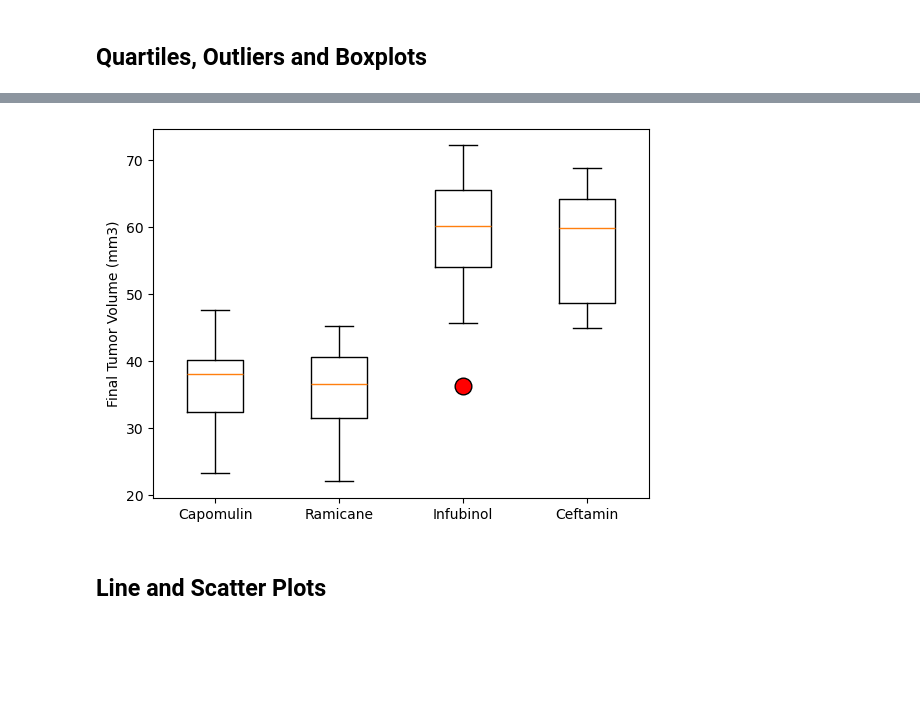
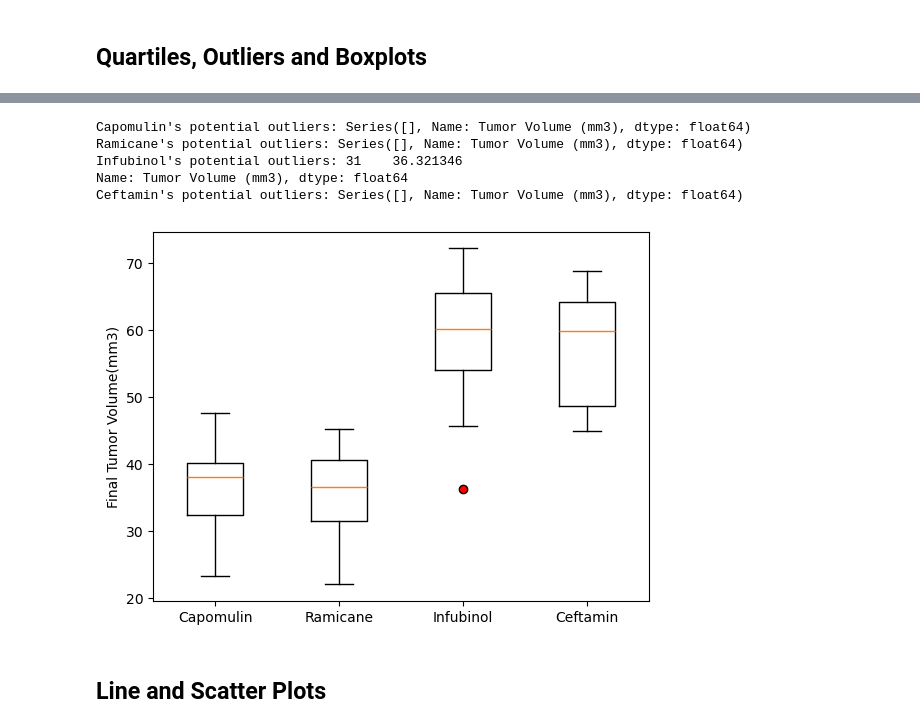
Before and after one commit to Asres-Dagnew/matplotlib-challenge, a Jupyter notebook: Pymaceuticals/pymaceuticals.ipynb, the cells around one changed output, grey strips where cells are left out. Saved outputs shown, nothing was run; the diff lists cells and outputs as text; code cells hidden in the pictures; blank space fills up the shorter version.

```diff
--- a/Pymaceuticals/pymaceuticals.ipynb
+++ b/Pymaceuticals/pymaceuticals.ipynb
@@ -176,8 +176,12 @@ plt.show()
 # %%
 # Calculate the final tumor volume of each mouse across four of the treatment regimens:
 # Capomulin, Ramicane, Infubinol, and Ceftamin
-
 # Start by getting the last (greatest) timepoint for each mouse
 
+greatest_tp = cleaned_data.groupby(['Mouse ID', 'Drug Regimen'])['Timepoint'].max().reset_index()
 
 # Merge this group df with the original DataFrame to get the tumor volume at the last timepoint
+greatest_tp_df = pd.merge(greatest_tp, cleaned_data, on=('Drug Regimen', 'Mouse ID', 'Timepoint'), how='left')
+
+#Display the new DataFrame
+greatest_tp_df.head()
@@ -207,6 +231,37 @@ Ceftamin's potential outliers: Series([], Name: Tumor Volume (mm3), dtype: float
+# %%
+#Creat empty list to fill with tumor volume data(for plotting)
+tumor_volume_data = []
+#Locate the rows which contain mice on each drug and get the tumore volumes
+for drug in treatment_list:
+    volume_df = greatest_tp_df.loc[greatest_tp_df["Drug Regimen"]==drug]["Tumor Volume (mm3)"]
+    tumor_volume_data.append(volume_df)
+
+#   Calculate the IQR and quantitatively determine if there are any potential outliers.
+    quartiles = volume_df.quantile([0.25,0.5,0.75])
+    iqr = quartiles[0.75] - quartiles[0.25]
+    lower_bound = quartiles[0.25] - (1.5*iqr)
+    upper_bound = quartiles[0.75] + (1.5*iqr)
+
+#  Determine outliers using upper and lower bounds
+    outliers = volume_df.loc[(volume_df > upper_bound) | (volume_df<lower_bound)]
+
+    print(f"{drug}'s potential outliers: {outliers}")
+# %% [output]
+Capomulin's potential outliers: Series([], Name: Tumor Volume (mm3), dtype: float64)
+Ramicane's potential outliers: Series([], Name: Tumor Volume (mm3), dtype: float64)
+Infubinol's potential outliers: 31    36.321346
+Name: Tumor Volume (mm3), dtype: float64
+Ceftamin's potential outliers: Series([], Name: Tumor Volume (mm3), dtype: float64)
 # %%
 # Generate a box plot that shows the distribution of the tumor volume for each treatment group.
+fig, ax1 = plt.subplots()
+red_dot = dict(markerfacecolor='r', marker='o')
+ax1.boxplot(tumor_volume_data, flierprops=red_dot)
+# Set the X-axis and Y-axis labels
+ax1.set_xticklabels(['Capomulin', 'Ramicane', 'Infubinol', 'Ceftamin'])
+ax1.set_ylabel('Final Tumor Volume(mm3)')
+plt.show()
 # %% [output]
-[figure, old version]
+[figure, new version]
 # %% [markdown]
 ## Line and Scatter Plots
```
Also changed, not shown: parts of 10 cells of this notebook.
